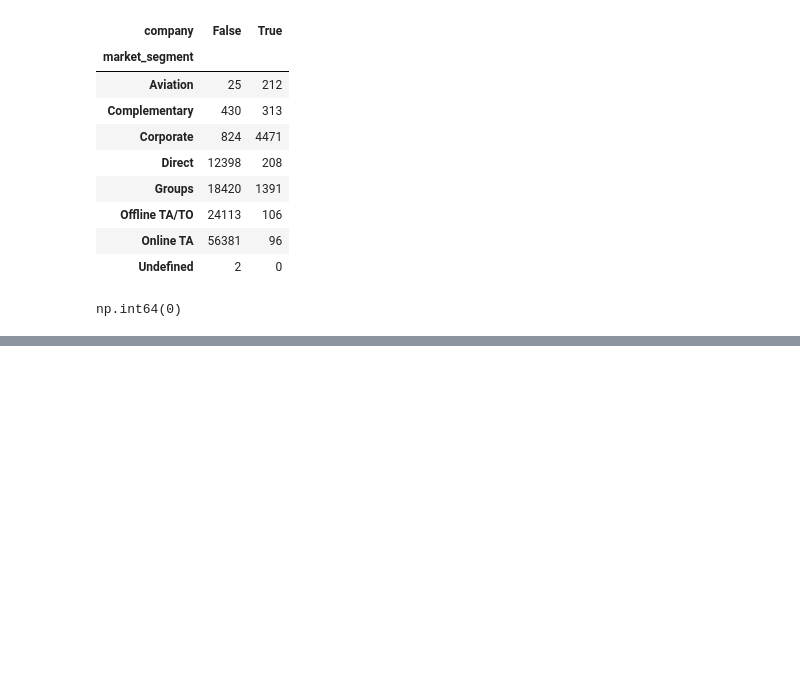
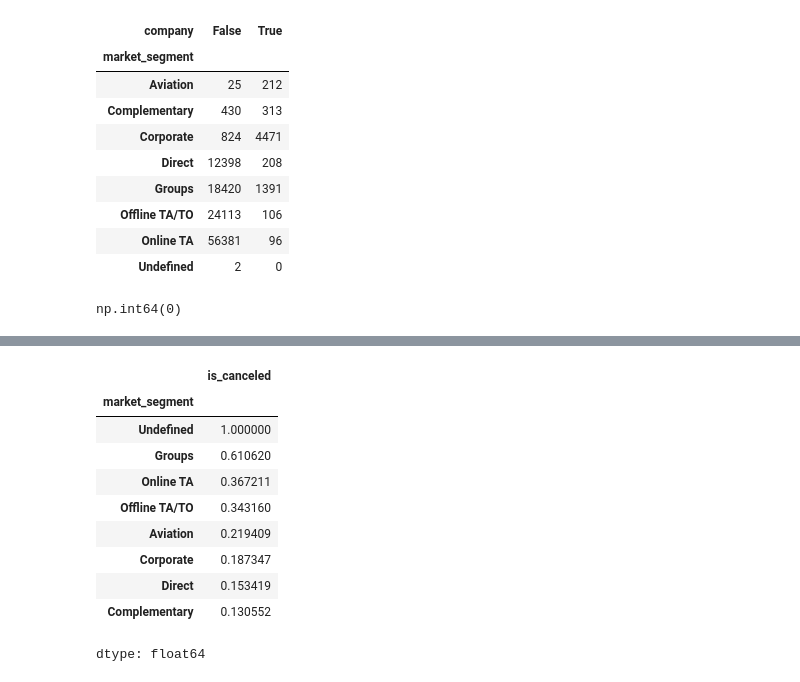
Before and after one commit to Bigie11/Swing-calculator-, a Jupyter notebook: Hotel_dataset.ipynb, the cells around one changed output, grey strips where cells are left out. Saved outputs shown, nothing was run; the diff lists cells and outputs as text; code cells hidden in the pictures; blank space fills up the shorter version.

```diff
--- a/Hotel_dataset.ipynb
+++ b/Hotel_dataset.ipynb
@@ -464,0 +472,14 @@ np.int64(0)
+# %%
+hotel_data.groupby('market_segment')['is_canceled'].mean().sort_values(ascending=False)
+# %% [output]
+|  | is_canceled |
+| market_segment |  |
+| Undefined | 1.000000 |
+| Groups | 0.610620 |
+| Online TA | 0.367211 |
+| Offline TA/TO | 0.343160 |
+| Aviation | 0.219409 |
+| Corporate | 0.187347 |
+| Direct | 0.153419 |
+| Complementary | 0.130552 |
+dtype: float64
```
Also changed, not shown: parts of 5 cells of this notebook.
